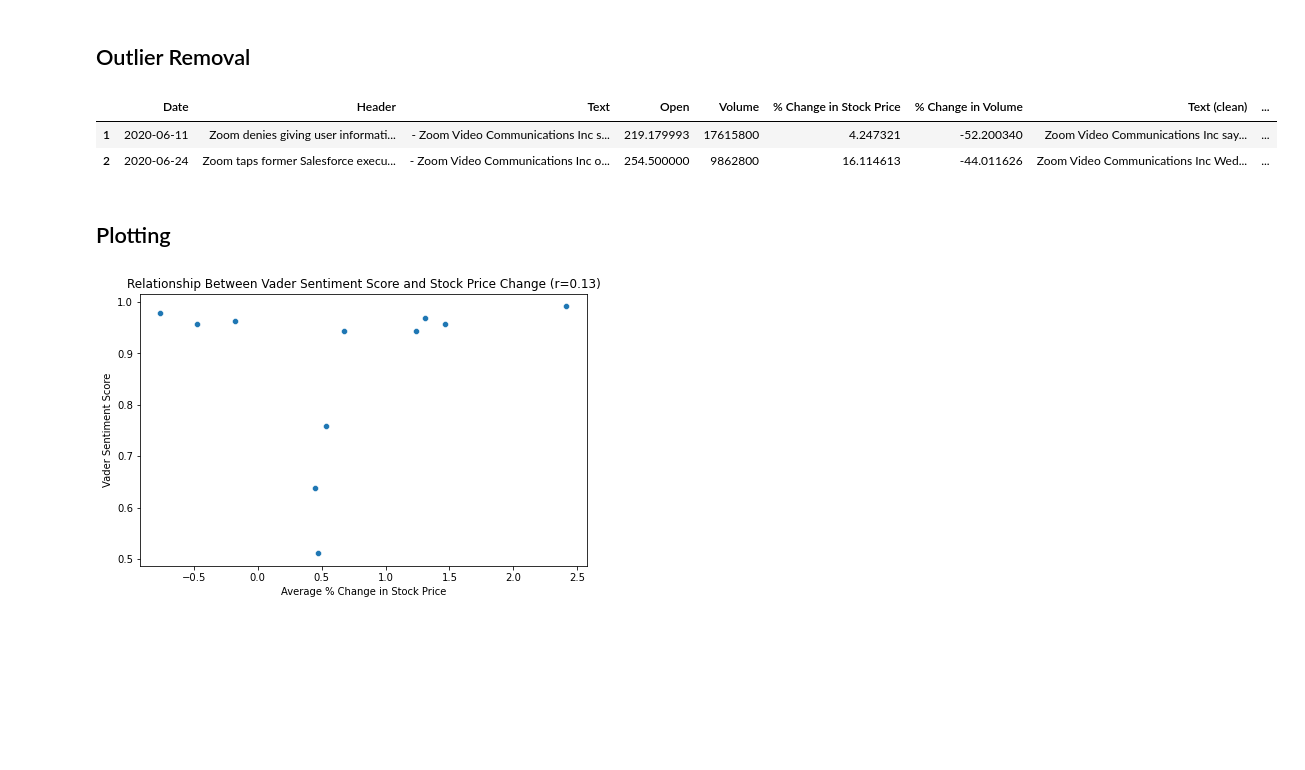
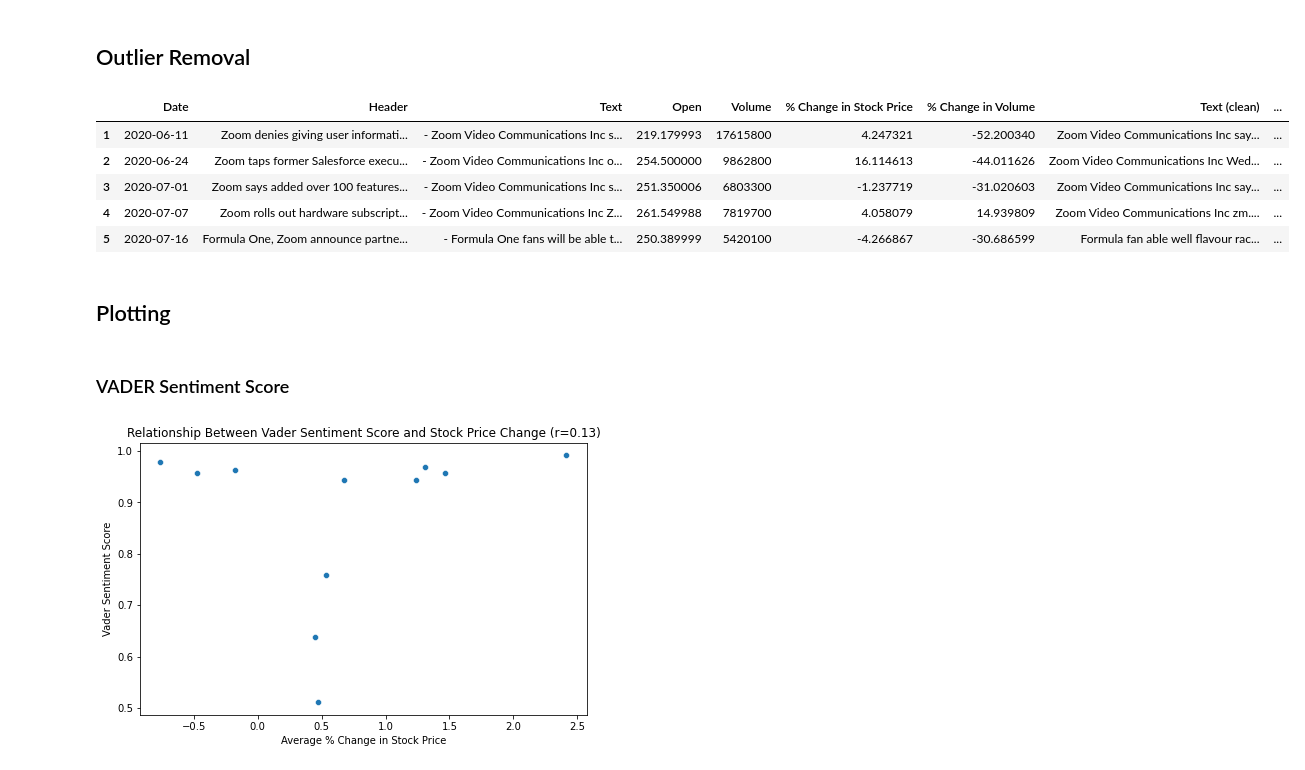
Before and after one commit to anair123/NLP-Final-Project, a Jupyter notebook: NLP Project/Zoom.ipynb, the cells around one changed output. Saved outputs shown, nothing was run; the diff lists cells and outputs as text; code cells hidden in the pictures; blank space fills up the shorter version.

```diff
--- a/NLP Project/Zoom.ipynb
+++ b/NLP Project/Zoom.ipynb
@@ -717,20 +717,36 @@ df.head(2)
 # %% [markdown]
 ## Outlier Removal
 # %%
-Q1 = df['% Change in Stock Price'].quantile(0.25)
-Q3 = df['% Change in Stock Price'].quantile(0.75)
-IQR = Q3 - Q1
-lower_bound = Q1-1.5*IQR
-upper_bound = Q3+1.5*IQR
+Q1_stock = df['% Change in Stock Price'].quantile(0.25)
+Q3_stock = df['% Change in Stock Price'].quantile(0.75)
+IQR_stock = Q3_stock - Q1_stock
+lower_bound_stock = Q1_stock-1.5*IQR_stock
+upper_bound_stock = Q3_stock+1.5*IQR_stock
 
-df = df[(df['% Change in Stock Price']>lower_bound) & (df['% Change in Stock Price']<upper_bound)]
-df.head(2)
+Q1_volume = df['% Change in Volume'].quantile(0.25)
+Q3_volume = df['% Change in Volume'].quantile(0.75)
+IQR_volume = Q3_volume - Q1_volume
+lower_bound_volume = Q1_volume-1.5*IQR_volume
+upper_bound_volume = Q3_volume+1.5*IQR_volume
+
+
+
+
+df_plot_stock = df[(df['% Change in Stock Price']>lower_bound_stock) & (df['% Change in Stock Price']<upper_bound_stock)]
+df_plot_volume = df[(df['% Change in Volume']>lower_bound_volume) & (df['% Change in Volume']<upper_bound_stock)]
+
+df_plot_volume.head()
 # %% [output]
 |  | Date | Header | Text | Open | Volume | % Change in Stock Price | % Change in Volume | Text (clean) | ... |
 | 1 | 2020-06-11 | Zoom denies giving user informati... | - Zoom Video Communications Inc s... | 219.179993 | 17615800 | 4.247321 | -52.200340 | Zoom Video Communications Inc say... | ... |
 | 2 | 2020-06-24 | Zoom taps former Salesforce execu... | - Zoom Video Communications Inc o... | 254.500000 | 9862800 | 16.114613 | -44.011626 | Zoom Video Communications Inc Wed... | ... |
+| 3 | 2020-07-01 | Zoom says added over 100 features... | - Zoom Video Communications Inc s... | 251.350006 | 6803300 | -1.237719 | -31.020603 | Zoom Video Communications Inc say... | ... |
+| 4 | 2020-07-07 | Zoom rolls out hardware subscript... | - Zoom Video Communications Inc Z... | 261.549988 | 7819700 | 4.058079 | 14.939809 | Zoom Video Communications Inc zm.... | ... |
+| 5 | 2020-07-16 | Formula One, Zoom announce partne... | - Formula One fans will be able t... | 250.389999 | 5420100 | -4.266867 | -30.686599 | Formula fan able well flavour rac... | ... |
 # %% [markdown]
 ## Plotting
+# %% [markdown]
+### VADER Sentiment Score
 # %%
 import seaborn as sns
 
```
Also changed, not shown: parts of 4 cells of this notebook, 1 other file.
